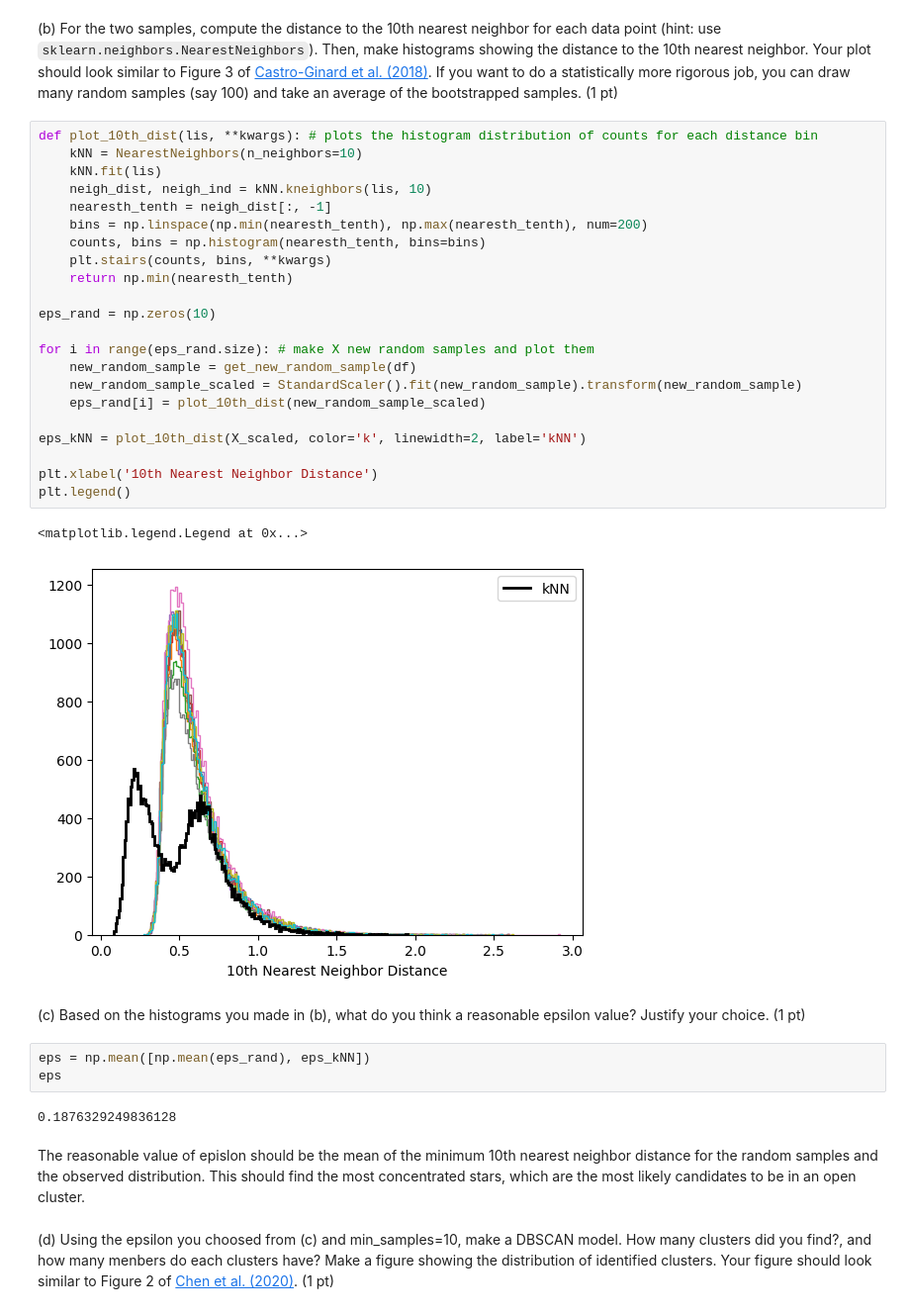
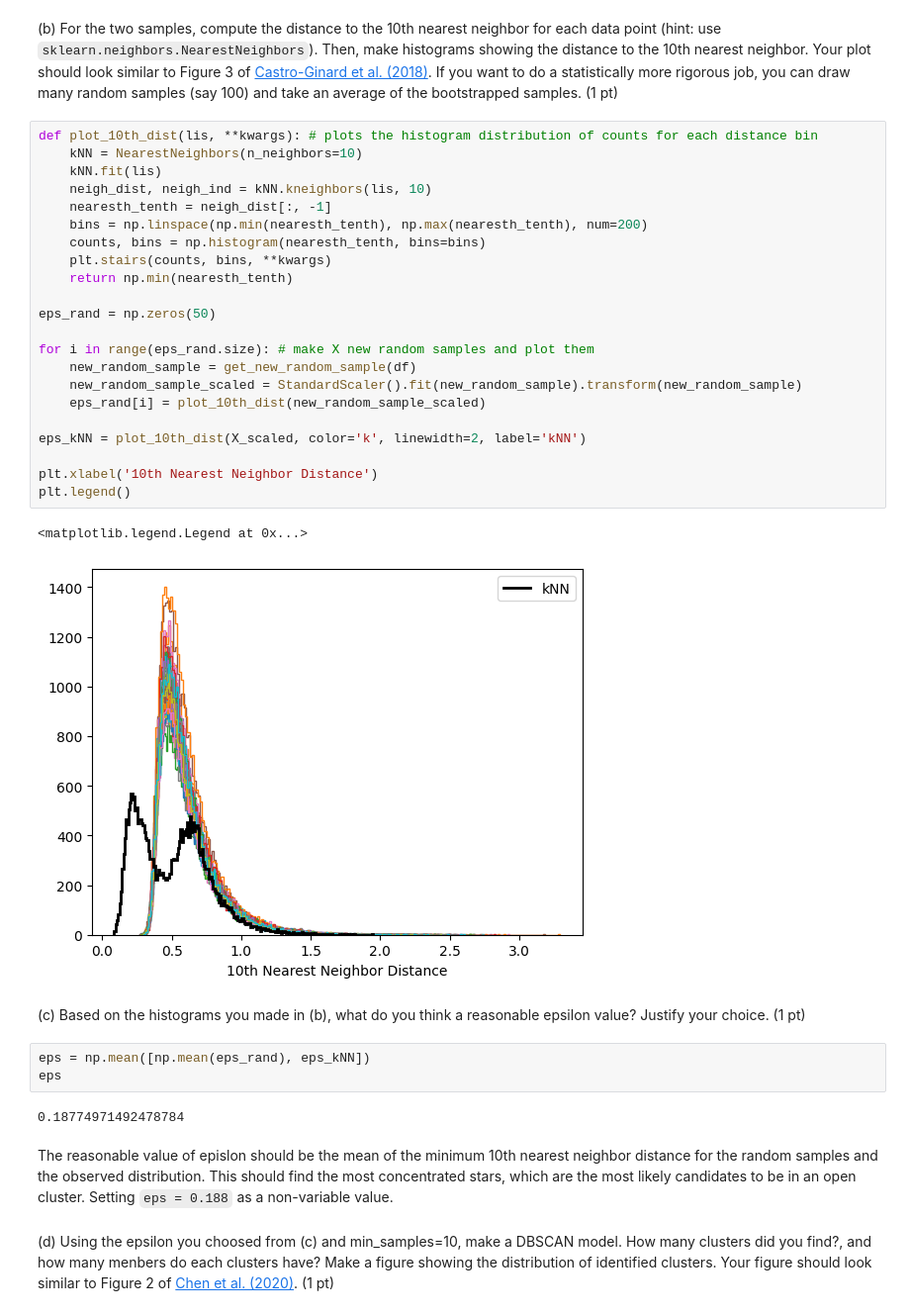
Before and after one commit to SpacialTree/machinelearning-homework, a Jupyter notebook: Homework/HW4/AST7939_homework4.ipynb, the cells around one changed output. Shown at 99% size. Drawn from its saved outputs; the diff is of its cells as text.

```diff
--- a/Homework/HW4/AST7939_homework4.ipynb
+++ b/Homework/HW4/AST7939_homework4.ipynb
@@ -131,37 +131,37 @@ new_random_sample_scaled = StandardScaler().fit(new_random_sample).transform(new
 # %%
 def plot_10th_dist(lis, **kwargs): # plots the histogram distribution of counts for each distance bin
     kNN = NearestNeighbors(n_neighbors=10)
     kNN.fit(lis)
     neigh_dist, neigh_ind = kNN.kneighbors(lis, 10)
     nearesth_tenth = neigh_dist[:, -1]
     bins = np.linspace(np.min(nearesth_tenth), np.max(nearesth_tenth), num=200)
     counts, bins = np.histogram(nearesth_tenth, bins=bins)
     plt.stairs(counts, bins, **kwargs)
     return np.min(nearesth_tenth)
 
-eps_rand = np.zeros(10)
+eps_rand = np.zeros(50)
 
 for i in range(eps_rand.size): # make X new random samples and plot them
     new_random_sample = get_new_random_sample(df)
     new_random_sample_scaled = StandardScaler().fit(new_random_sample).transform(new_random_sample)
     eps_rand[i] = plot_10th_dist(new_random_sample_scaled)
 
 eps_kNN = plot_10th_dist(X_scaled, color='k', linewidth=2, label='kNN')
 
 plt.xlabel('10th Nearest Neighbor Distance')
 plt.legend()
 # %% [output]
 <matplotlib.legend.Legend at 0x...>
-[figure, old version]
+[figure, new version]
 # %% [markdown]
 (c) Based on the histograms you made in (b), what do you think a reasonable epsilon value? Justify your choice. (1 pt)
 # %%
 eps = np.mean([np.mean(eps_rand), eps_kNN])
 eps
 # %% [output]
-0.1876329249836128
+0.18774971492478784
 # %% [markdown]
-The reasonable value of epislon should be the mean of the minimum 10th nearest neighbor distance for the random samples and the observed distribution. This should find the most concentrated stars, which are the most likely candidates to be in an open cluster.
+The reasonable value of epislon should be the mean of the minimum 10th nearest neighbor distance for the random samples and the observed distribution. This should find the most concentrated stars, which are the most likely candidates to be in an open cluster. Setting `eps = 0.188` as a non-variable value.
 # %% [markdown]
 (d) Using the epsilon you choosed from (c) and min_samples=10, make a DBSCAN model. How many clusters did you find?, and how many menbers do each clusters have? Make a figure showing the distribution of identified clusters. Your figure should look similar to Figure 2 of [Chen et al. (2020)](https://ui.adsabs.harvard.edu/abs/2020A%26A...643A.114C/abstract). (1 pt)
 # %%
```
Also changed, not shown: parts of 20 cells of this notebook.
